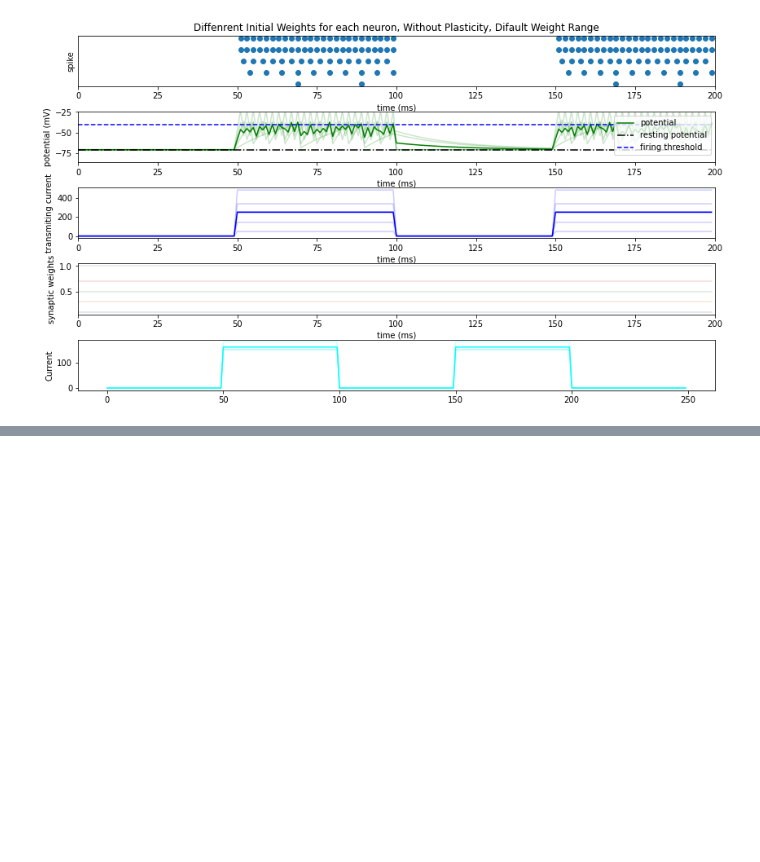
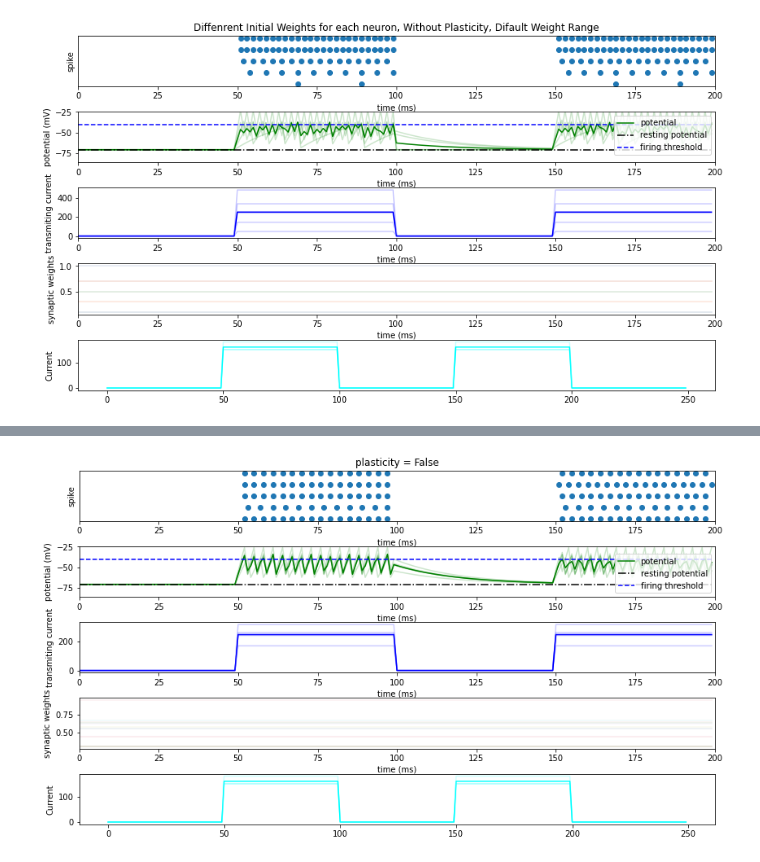
Before and after one commit to cnrl/Spiral, a Jupyter notebook: examples/3.linear_dendrite.ipynb, the cells around one changed output, grey strips where cells are left out. Cells and saved outputs as stored; diff of their text form; code cells hidden in the pictures; blank space fills up the shorter version.

```diff
--- a/examples/3.linear_dendrite.ipynb
+++ b/examples/3.linear_dendrite.ipynb
@@ -121 +121,14 @@ simulate_and_plot(n, d, neurotransmitters, 'Without Initial Weights, With Leaky
+# %%
+n = new_n()
+d = LinearDendrite(
+    spine=(3,),
+    analyzable=True,
+    minimum_weight=.3,
+    plasticity_model=ConvergentSynapticPlasticity(tau=100.),
+    plasticity=False,
+)
+n.use(d)
+simulate_and_plot(n, d, neurotransmitters, 'plasticity = False')
+# %% [output]
+[figure, added]
 # %%
```
Also changed, not shown: parts of 5 cells of this notebook, 7 other files.
